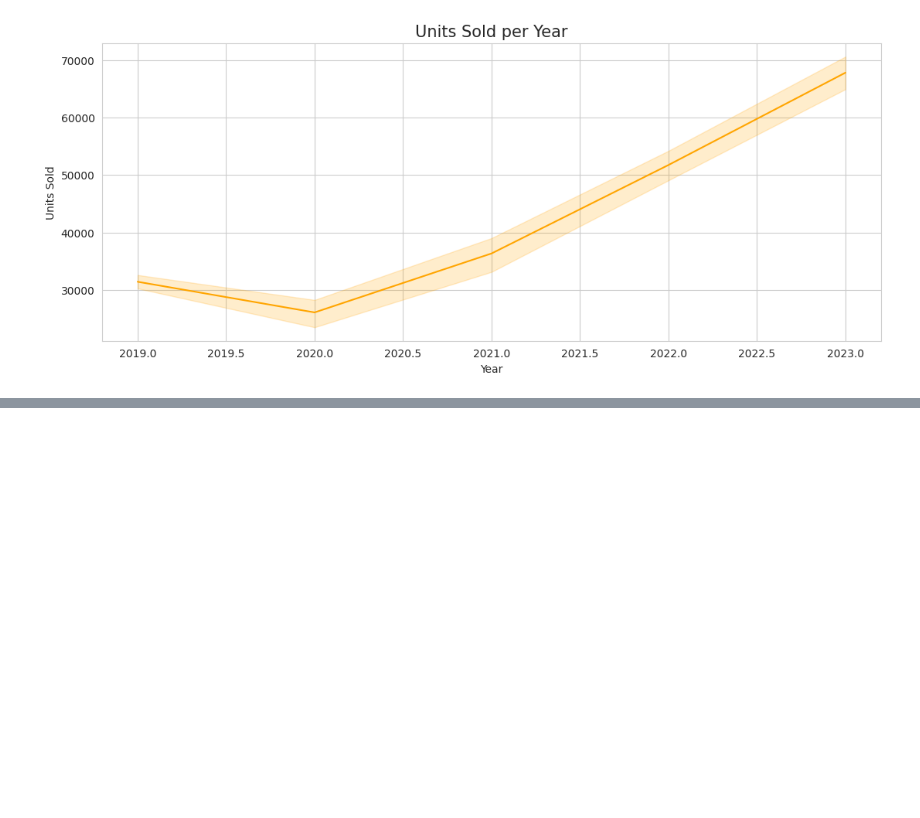
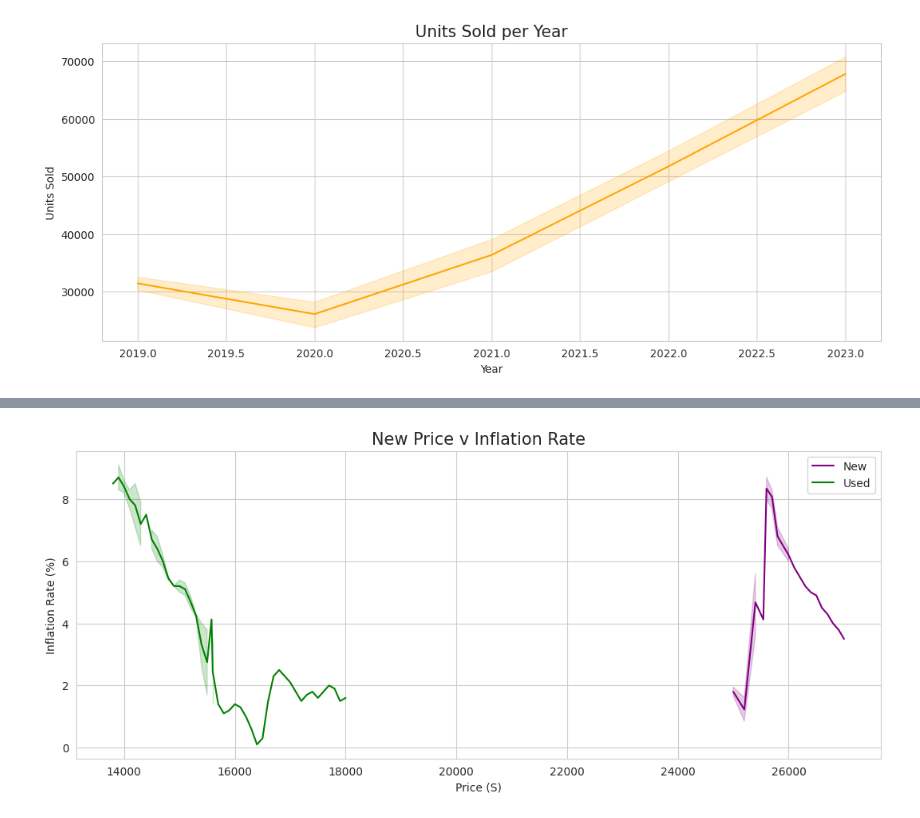
Before and after one commit to ctrlvee/Kaggle-Notebook-ETL-Pipeline---Auto-Prices-Economic-Trends, a Jupyter notebook: etl-pipeline-auto-prices-economic-trends.ipynb, the cells around one changed output, grey strips where cells are left out. Cells and saved outputs as stored; diff of their text form; code cells hidden in the pictures; blank space fills up the shorter version.

```diff
--- a/etl-pipeline-auto-prices-economic-trends.ipynb
+++ b/etl-pipeline-auto-prices-economic-trends.ipynb
@@ -289,0 +301,18 @@ plt.show()
+# %%
+# plt.figure(figsize=(13,5))
+# plt.title("New Price & Inflation Rate Over Time")
+# sns.lineplot(x=df.index, y='New Price ($)', label='New Price ($)', data=df, color='purple')
+# sns.lineplot(x=df.index, y='Inflation Rate (%)', label='Inflation Rate (%)', data=df, color='green')
+# plt.xlabel('Date')
+# plt.ylabel('Price ($)')
+# plt.show()
+
+
+plt.figure(figsize=(13,5))
+plt.title('New Price v Inflation Rate', fontsize=15)
+sns.lineplot(x=df['New Price ($)'],y=df['Inflation Rate (%)'], label='New', color='purple')
+sns.lineplot(x=df['Used Price ($)'],y=df['Inflation Rate (%)'], label='Used', color='green')
+plt.xlabel('Price (S)')
+plt.show()
+# %% [output]
+[figure, added]
```
Also changed, not shown: parts of 11 cells of this notebook.
